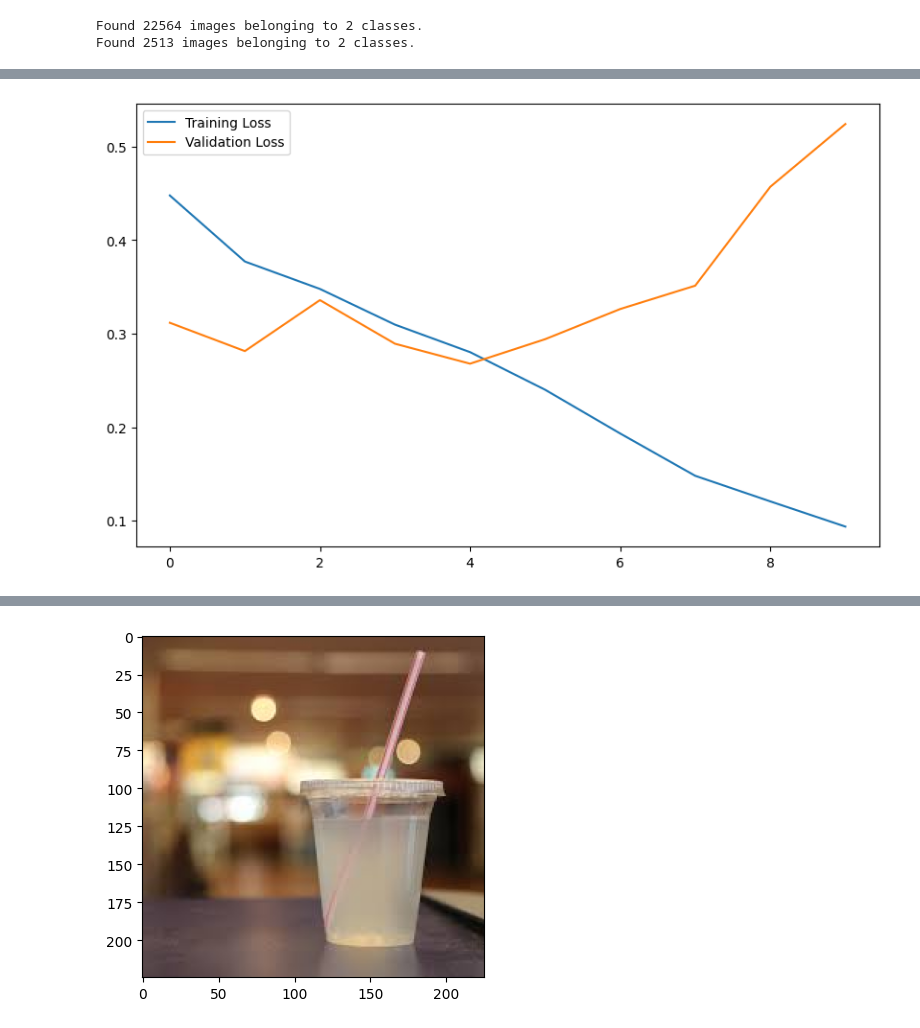
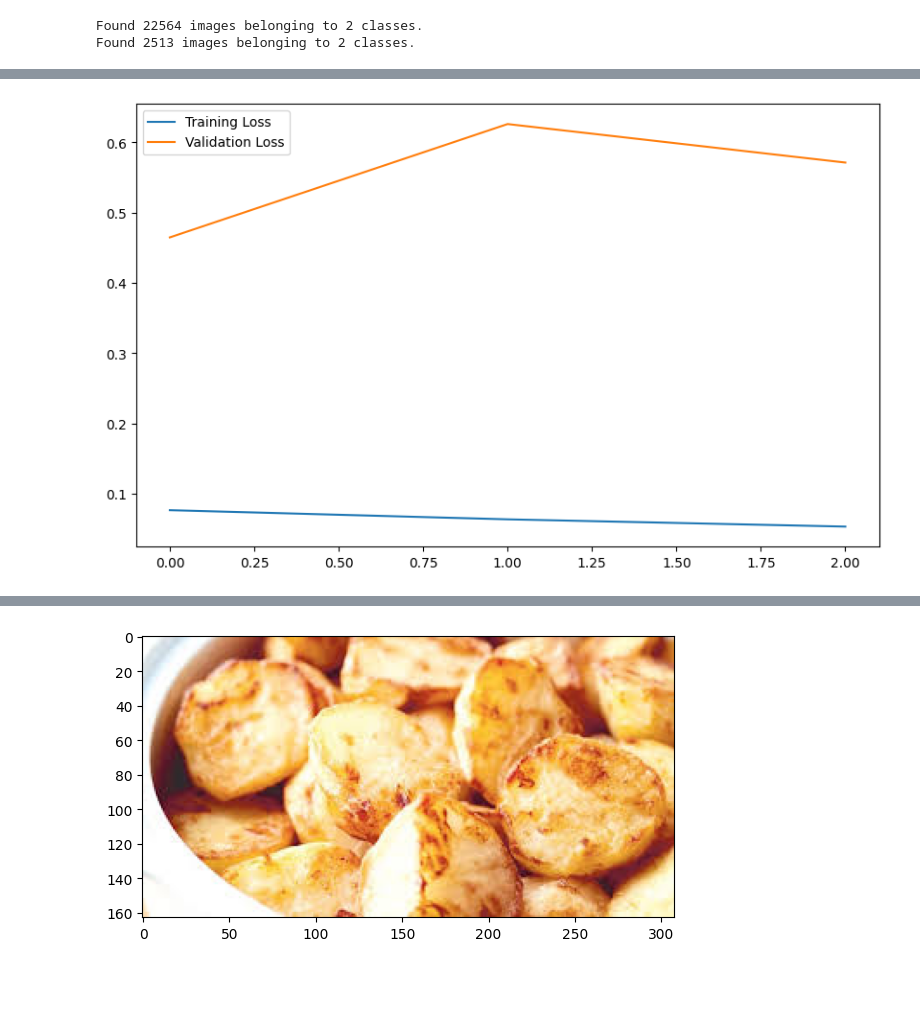
Before and after one commit to Aniket-79sci/Waste-Classification, a Jupyter notebook: wasteclasification.ipynb, the cells around one changed output, grey strips where cells are left out. Drawn from its saved outputs; the diff is of its cells as text; code cells hidden in the pictures; blank space fills up the shorter version.

```diff
--- a/wasteclasification.ipynb
+++ b/wasteclasification.ipynb
@@ -195,9 +195,3 @@ test_generator = test_datagen.flow_from_directory(
 # %% [output]
 Found 22564 images belonging to 2 classes.
 Found 2513 images belonging to 2 classes.
-# %%
-hist = model.fit(
-    train_generator,
-    epochs=10,
-    validation_data=test_generator
-)
@@ -224,0 +198,15 @@ Epoch 10/10
+# %%
+from tensorflow.keras.callbacks import EarlyStopping
+
+early_stopping = EarlyStopping(
+    monitor='val_loss',
+    patience=2,
+    restore_best_weights=True
+)
+
+hist = model.fit(
+    train_generator,
+    epochs=15,  # Set higher epochs, let EarlyStopping decide when to stop
+    validation_data=test_generator,
+    callbacks=[early_stopping]
+)
@@ -237,7 +232,7 @@ plt.plot(hist.history['val_loss'], label='Validation Loss')
 plt.legend()
 plt.show()
 # %% [output]
-[figure, old version]
+[figure, new version]
 # %%
 def predict_fun(img):
   plt.figure(figsize=(6, 4))
@@ -251,6 +246,6 @@ def predict_fun(img):
   elif result == 1:
     print('The image shown is Organic Waste')
 # %%
-test_img = cv2.imread('R_10651.jpg')
+test_img = cv2.imread('O_12926.jpg')
 predict_fun(test_img)
 # %% [output]
@@ -259,2 +254,2 @@ The image shown is Recyclable Waste
-[figure, old version]
+[figure, new version]
 # %%
```
Also changed, not shown: parts of 6 cells of this notebook.
